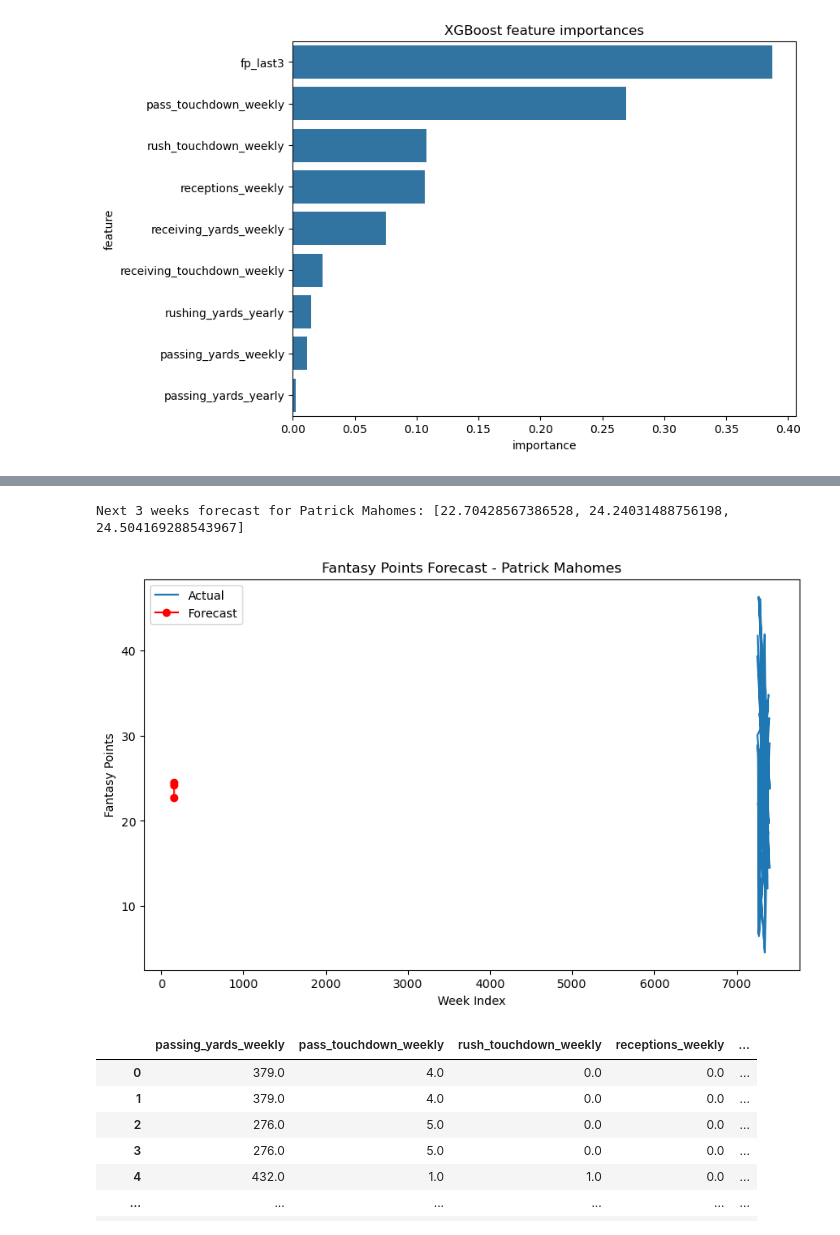
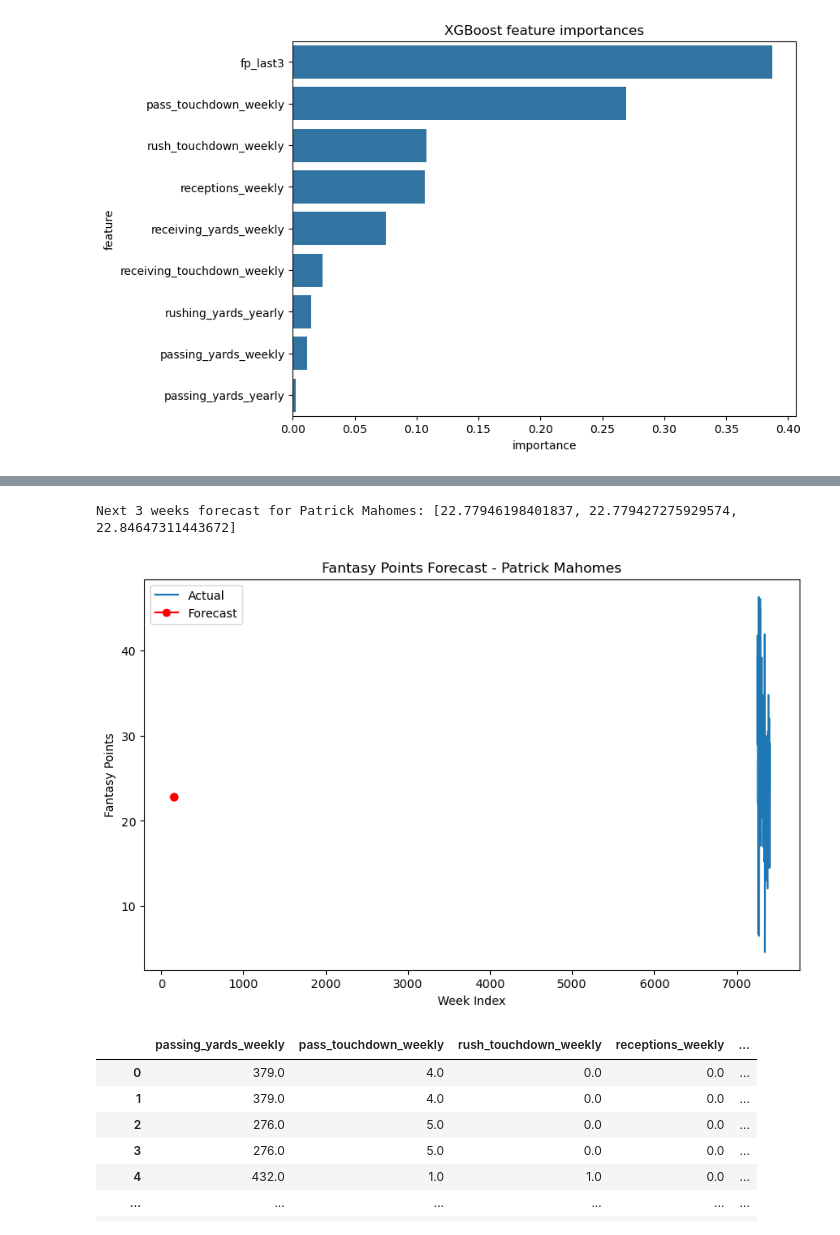
Before and after one commit to omendez930/fantasy-football-recommendations, a Jupyter notebook: draft_analysis.ipynb, the cells around one changed output, grey strips where cells are left out. Drawn from its saved outputs; the diff is of its cells as text; code cells hidden in the pictures.

```diff
--- a/draft_analysis.ipynb
+++ b/draft_analysis.ipynb
@@ -600,26 +660,27 @@ plt.show()
 # %%
-ts = df_player['fantasy_points_ppr_weekly']
+player = "Patrick Mahomes"
+ts = data_merged[data_merged['player_name_weekly'] == player]['fantasy_points_ppr_weekly']
 
 # Fit ARIMA
 model = ARIMA(ts, order=(2,1,2))  # tune p,d,q
 model_fit = model.fit()
 
 # Forecast next 3 weeks
 forecast = model_fit.forecast(steps=3)
 print(f"Next 3 weeks forecast for {player}: {forecast.tolist()}")
 
 # Plot
 plt.figure(figsize=(10,6))
 plt.plot(ts.index, ts, label="Actual")
 plt.plot(range(len(ts), len(ts)+3), forecast, marker="o", label="Forecast", color="red")
 plt.title(f"Fantasy Points Forecast - {player}")
 plt.xlabel("Week Index")
 plt.ylabel("Fantasy Points")
 plt.legend()
 plt.show()
 # %% [output]
-Next 3 weeks forecast for Patrick Mahomes: [22.70428567386528, 24.24031488756198, 24.504169288543967]
+Next 3 weeks forecast for Patrick Mahomes: [22.77946198401837, 22.779427275929574, 22.84647311443672]
-[figure, old version]
+[figure, new version]
 # %%
 df_model
 # %% [output]
```
Also changed, not shown: parts of 40 cells of this notebook.
